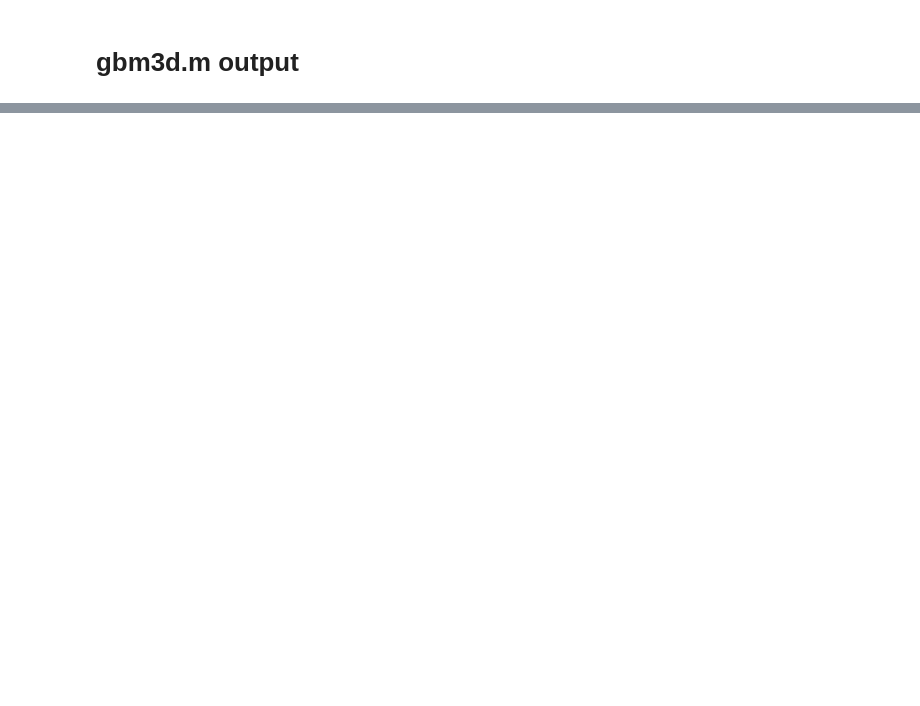
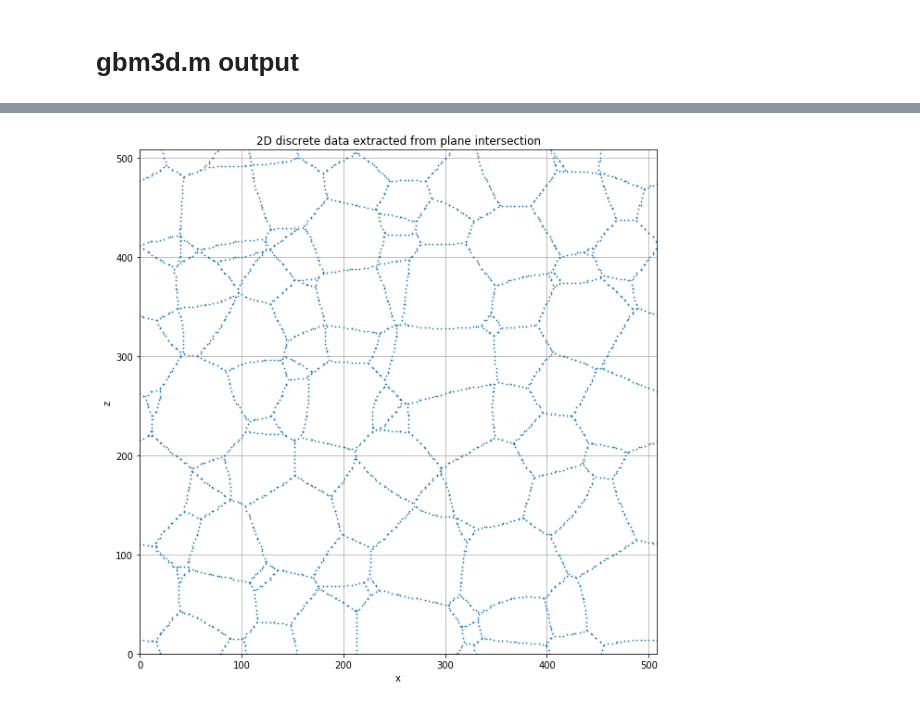
Before and after one commit to asazo/thesis, a Jupyter notebook: scripts/check_output.ipynb, the cells around one changed output, grey strips where cells are left out. Saved outputs shown, nothing was run; the diff lists cells and outputs as text; code cells hidden in the pictures; blank space fills up the shorter version.

```diff
--- a/scripts/check_output.ipynb
+++ b/scripts/check_output.ipynb
@@ -41,0 +94,29 @@ plt.show()
+# %%
+# Join all the valid results and postprocess to 2D
+finals = []
+for r in results:
+    mask = r.vertices[:,1] == 120
+    tmp = r.vertices[mask]
+    finals.append(tmp[:, [0,2]])
+finals = np.vstack(finals)
+# Generate image
+finals = (finals * 4).astype(int)
+# Binarize output
+M = np.zeros((np.max(finals)+1, np.max(finals)+1))
+M[finals[:,1], finals[:,0]] = 1
+dit = morphology.binary_dilation(M, selem=np.ones((3,3)))
+skt = morphology.skeletonize(dit)
+# %%
+fig = plt.figure(figsize=(10,10))
+ax = fig.add_subplot(111)
+ax.plot(finals[:,0], finals[:,1], '.', ms=1)
+ax.grid()
+ax.set_xlabel("x")
+ax.set_ylabel("z")
+ax.set_xlim(0,np.max(finals))
+ax.set_ylim(0,np.max(finals))
+ax.set_title("2D discrete data extracted from plane intersection")
+plt.savefig("example.png")
+plt.show()
+# %% [output]
+[figure, added]
```
Also changed, not shown: parts of 11 cells of this notebook.
